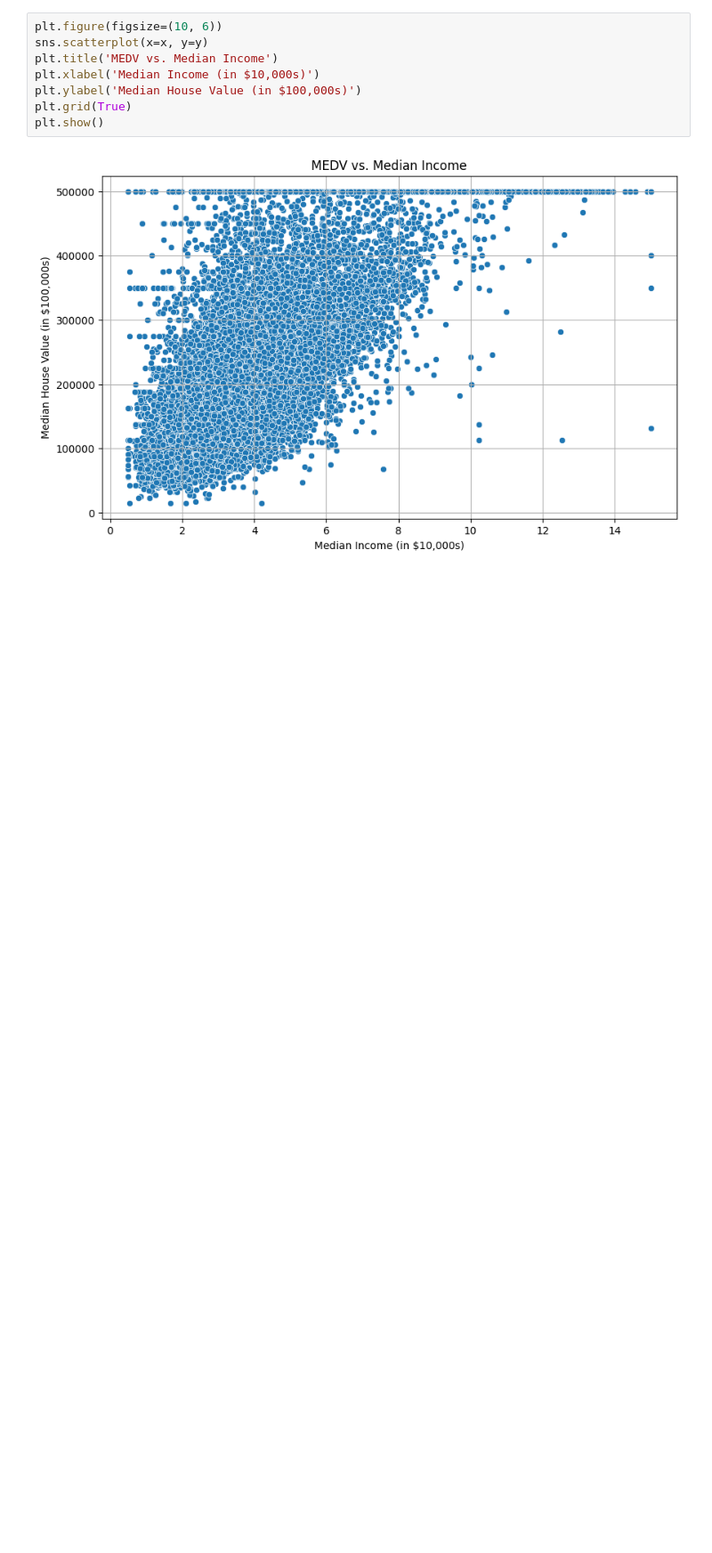
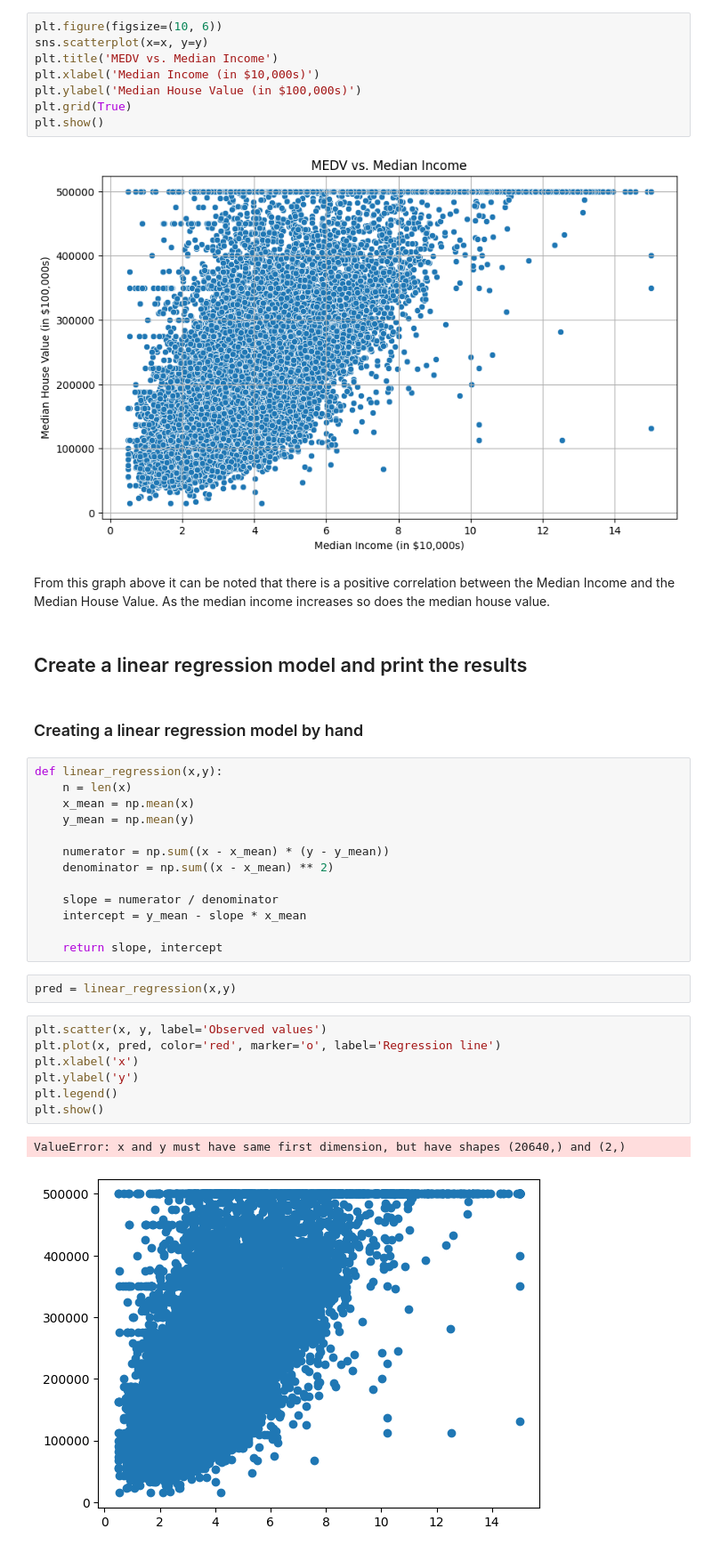
Before and after one commit to PTucc327/ds-statistics-portfolio, a Jupyter notebook: 01_Linear_Regression.ipynb, the cells around one changed output. Shown at 89% size. Drawn from its saved outputs; the diff is of its cells as text; blank space fills up the shorter version.

Commit message:
updated linear regression code

```diff
--- a/01_Linear_Regression.ipynb
+++ b/01_Linear_Regression.ipynb
@@ -55,6 +63,37 @@ plt.grid(True)
 plt.show()
 # %% [output]
 [figure]
+# %% [markdown]
+From this graph above it can be noted that there is a positive correlation between the Median Income and the Median House Value. As the median income increases so does the median house value.
+# %% [markdown]
+## Create a linear regression model and print the results
+# %% [markdown]
+### Creating a linear regression model by hand
+# %%
+def linear_regression(x,y):
+    n = len(x)
+    x_mean = np.mean(x)
+    y_mean = np.mean(y)
+
+    numerator = np.sum((x - x_mean) * (y - y_mean))
+    denominator = np.sum((x - x_mean) ** 2)
+
+    slope = numerator / denominator
+    intercept = y_mean - slope * x_mean
+
+    return slope, intercept
+# %%
+pred = linear_regression(x,y)
+# %%
+plt.scatter(x, y, label='Observed values')
+plt.plot(x, pred, color='red', marker='o', label='Regression line')
+plt.xlabel('x')
+plt.ylabel('y')
+plt.legend()
+plt.show()
+# %% [output]
+ValueError: x and y must have same first dimension, but have shapes (20640,) and (2,)
+[figure, added]
 # %%
 import statsmodels.api as sm
 # 1. Add a constant (intercept, or Beta_0) to the predictor variable
```
Also changed, not shown: parts of 5 cells of this notebook, 1 other file.
